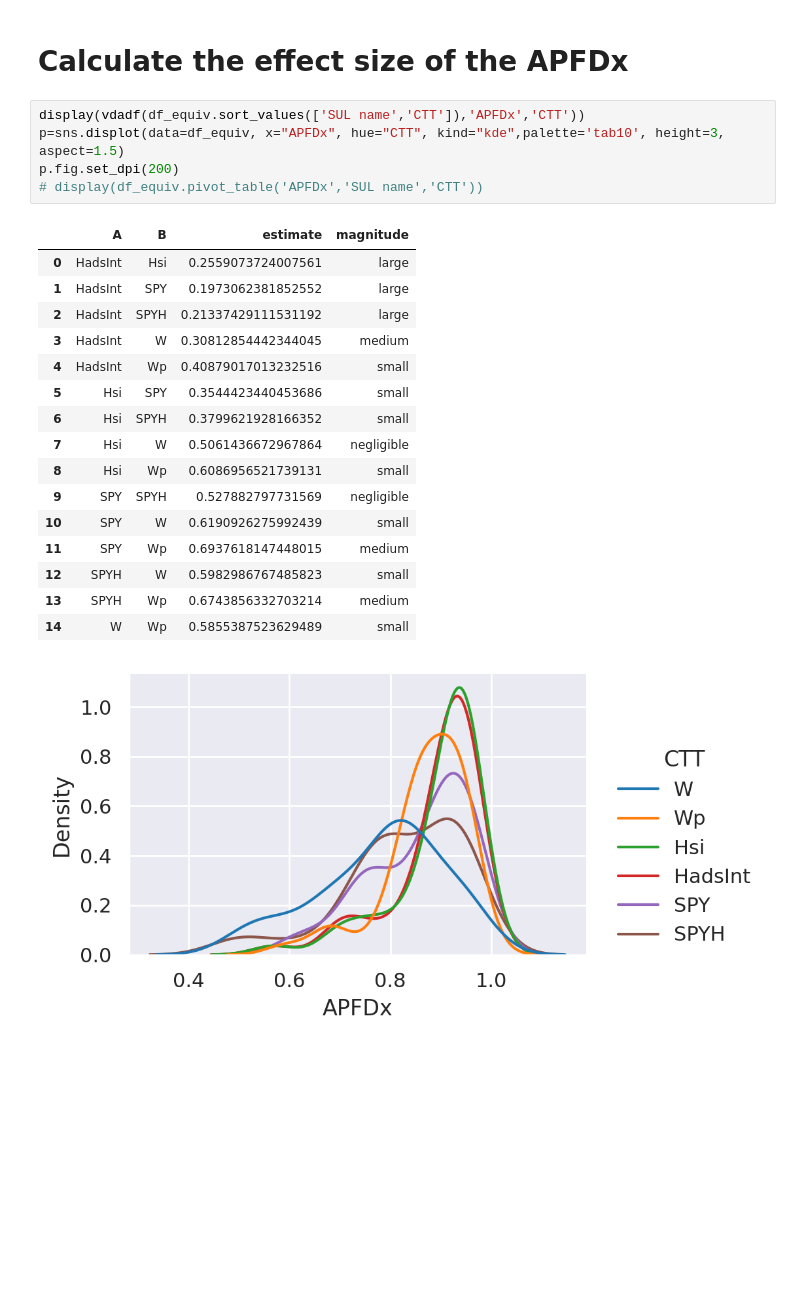
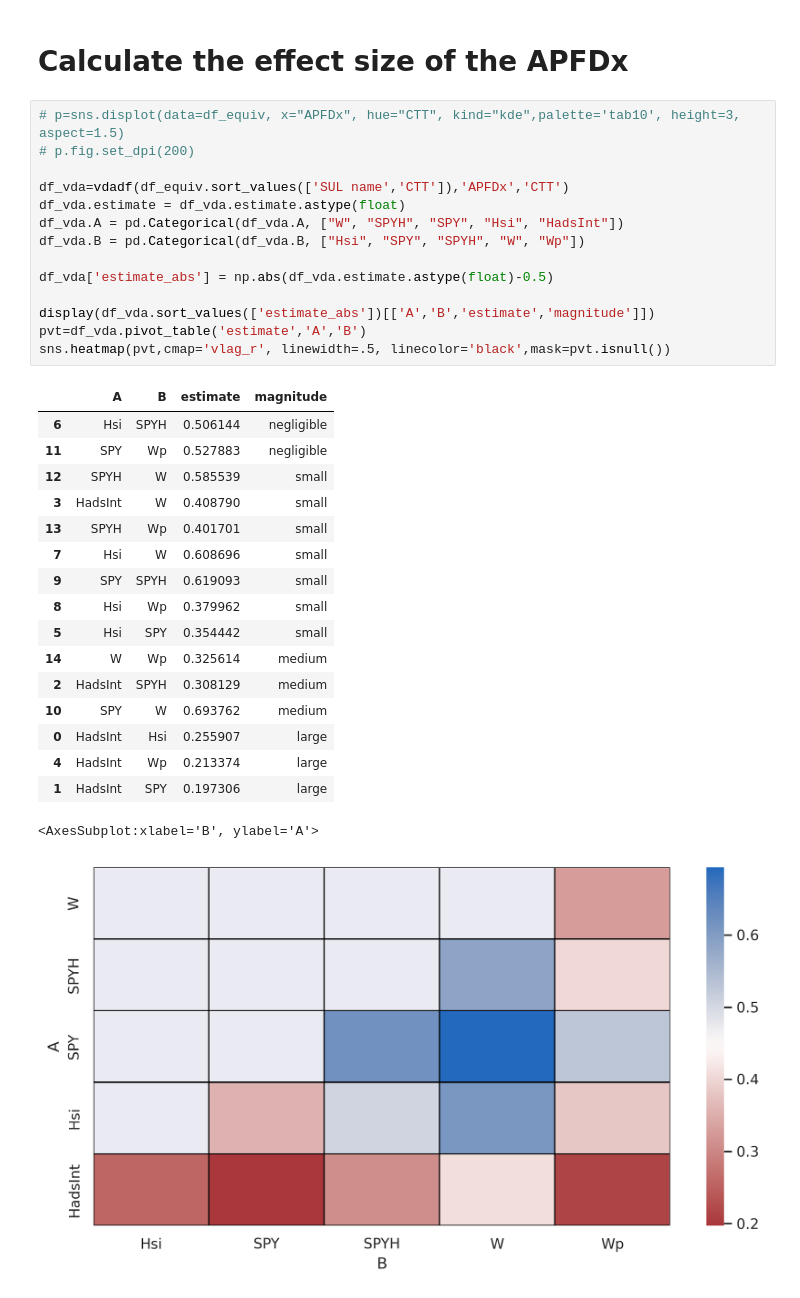
Before and after one commit to warfareonly/cttlearn, a Jupyter notebook: analysis/analysis_fixed.ipynb, the cells around one changed output. Cells and saved outputs as stored; diff of their text form; blank space fills up the shorter version.

```diff
--- a/analysis/analysis_fixed.ipynb
+++ b/analysis/analysis_fixed.ipynb
@@ -111,26 +111,36 @@ Plotting APFD |█████████████████████
 <Figure size 3000x1500 with 0 Axes>
 # %% [markdown]
 # Calculate the effect size of the APFDx
-# %%
-display(vdadf(df_equiv.sort_values(['SUL name','CTT']),'APFDx','CTT'))
-p=sns.displot(data=df_equiv, x="APFDx", hue="CTT", kind="kde",palette='tab10', height=3, aspect=1.5)
-p.fig.set_dpi(200)
-# display(df_equiv.pivot_table('APFDx','SUL name','CTT'))
-# %% [output]
-|  | A | B | estimate | magnitude |
-| 0 | HadsInt | Hsi | 0.2559073724007561 | large |
-| 1 | HadsInt | SPY | 0.1973062381852552 | large |
-| 2 | HadsInt | SPYH | 0.21337429111531192 | large |
-| 3 | HadsInt | W | 0.30812854442344045 | medium |
-| 4 | HadsInt | Wp | 0.40879017013232516 | small |
-| 5 | Hsi | SPY | 0.3544423440453686 | small |
-| 6 | Hsi | SPYH | 0.3799621928166352 | small |
-| 7 | Hsi | W | 0.5061436672967864 | negligible |
-| 8 | Hsi | Wp | 0.6086956521739131 | small |
-| 9 | SPY | SPYH | 0.527882797731569 | negligible |
-| 10 | SPY | W | 0.6190926275992439 | small |
-| 11 | SPY | Wp | 0.6937618147448015 | medium |
-| 12 | SPYH | W | 0.5982986767485823 | small |
-| 13 | SPYH | Wp | 0.6743856332703214 | medium |
-| 14 | W | Wp | 0.5855387523629489 | small |
-[figure, removed]
+# %%
+# p=sns.displot(data=df_equiv, x="APFDx", hue="CTT", kind="kde",palette='tab10', height=3, aspect=1.5)
+# p.fig.set_dpi(200)
+
+df_vda=vdadf(df_equiv.sort_values(['SUL name','CTT']),'APFDx','CTT')
+df_vda.estimate = df_vda.estimate.astype(float)
+df_vda.A = pd.Categorical(df_vda.A, ["W", "SPYH", "SPY", "Hsi", "HadsInt"])
+df_vda.B = pd.Categorical(df_vda.B, ["Hsi", "SPY", "SPYH", "W", "Wp"])
+
+df_vda['estimate_abs'] = np.abs(df_vda.estimate.astype(float)-0.5)
+
+display(df_vda.sort_values(['estimate_abs'])[['A','B','estimate','magnitude']])
+pvt=df_vda.pivot_table('estimate','A','B')
+sns.heatmap(pvt,cmap='vlag_r', linewidth=.5, linecolor='black',mask=pvt.isnull())
+# %% [output]
+|  | A | B | estimate | magnitude |
+| 6 | Hsi | SPYH | 0.506144 | negligible |
+| 11 | SPY | Wp | 0.527883 | negligible |
+| 12 | SPYH | W | 0.585539 | small |
+| 3 | HadsInt | W | 0.408790 | small |
+| 13 | SPYH | Wp | 0.401701 | small |
+| 7 | Hsi | W | 0.608696 | small |
+| 9 | SPY | SPYH | 0.619093 | small |
+| 8 | Hsi | Wp | 0.379962 | small |
+| 5 | Hsi | SPY | 0.354442 | small |
+| 14 | W | Wp | 0.325614 | medium |
+| 2 | HadsInt | SPYH | 0.308129 | medium |
+| 10 | SPY | W | 0.693762 | medium |
+| 0 | HadsInt | Hsi | 0.255907 | large |
+| 4 | HadsInt | Wp | 0.213374 | large |
+| 1 | HadsInt | SPY | 0.197306 | large |
+<AxesSubplot:xlabel='B', ylabel='A'>
+[figure, added]
```
Also changed, not shown: parts of 2 cells of this notebook.
